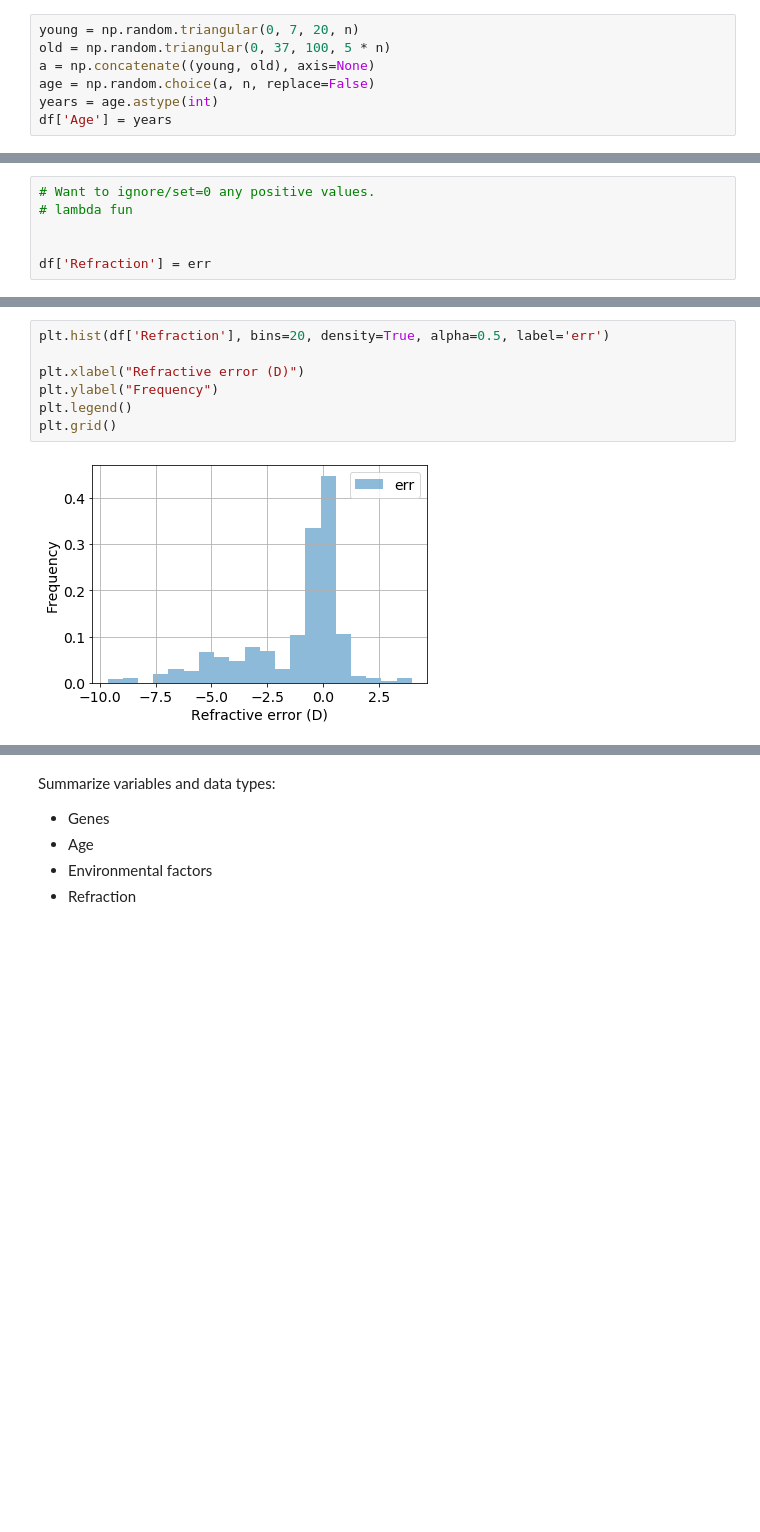
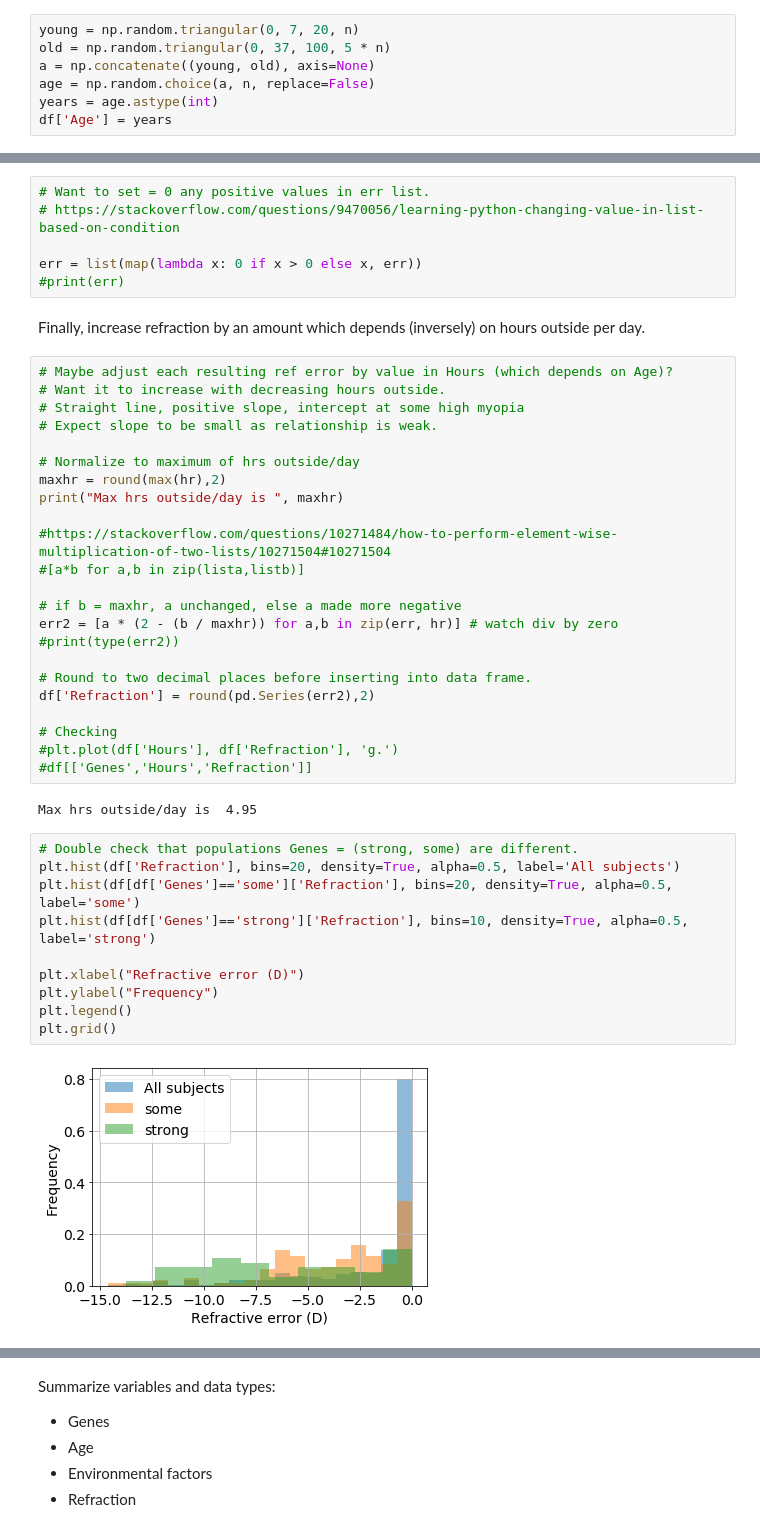
Before and after one commit to elizabethdaly/simulating-data, a Jupyter notebook: eyesight.ipynb, the cells around one changed output, grey strips where cells are left out. Saved outputs shown, nothing was run; the diff lists cells and outputs as text; blank space fills up the shorter version.

Commit message:
Relate RE to hours in a sensible way

```diff
--- a/eyesight.ipynb
+++ b/eyesight.ipynb
@@ -536,7 +546 @@ for i, g in enumerate(genes):
 #print(err)
-# %%
-# Want to ignore/set=0 any positive values.
-# lambda fun
-
-
-df['Refraction'] = err
@@ -545,12 +549,48 @@ df['Refraction'] = err
+# %%
+# Want to set = 0 any positive values in err list.
+# https://stackoverflow.com/questions/9470056/learning-python-changing-value-in-list-based-on-condition
+
+err = list(map(lambda x: 0 if x > 0 else x, err))
+#print(err)
+# %% [markdown]
+Finally, increase refraction by an amount which depends (inversely) on hours outside per day.
+# %%
+# Maybe adjust each resulting ref error by value in Hours (which depends on Age)?
+# Want it to increase with decreasing hours outside.
+# Straight line, positive slope, intercept at some high myopia
+# Expect slope to be small as relationship is weak.
+
+# Normalize to maximum of hrs outside/day
+maxhr = round(max(hr),2)
+print("Max hrs outside/day is ", maxhr)
+
+#https://stackoverflow.com/questions/10271484/how-to-perform-element-wise-multiplication-of-two-lists/10271504#10271504
+#[a*b for a,b in zip(lista,listb)]
+
+# if b = maxhr, a unchanged, else a made more negative
+err2 = [a * (2 - (b / maxhr)) for a,b in zip(err, hr)] # watch div by zero
+#print(type(err2))
+
+# Round to two decimal places before inserting into data frame.
+df['Refraction'] = round(pd.Series(err2),2)
+
+# Checking
+#plt.plot(df['Hours'], df['Refraction'], 'g.')
+#df[['Genes','Hours','Refraction']]
+# %% [output]
+Max hrs outside/day is  4.95
 # %%
-plt.hist(df['Refraction'], bins=20, density=True, alpha=0.5, label='err')
+# Double check that populations Genes = (strong, some) are different.
+plt.hist(df['Refraction'], bins=20, density=True, alpha=0.5, label='All subjects')
+plt.hist(df[df['Genes']=='some']['Refraction'], bins=20, density=True, alpha=0.5, label='some')
+plt.hist(df[df['Genes']=='strong']['Refraction'], bins=10, density=True, alpha=0.5, label='strong')
 
 plt.xlabel("Refractive error (D)")
 plt.ylabel("Frequency")
 plt.legend()
 plt.grid()
 # %% [output]
-[figure, old version]
+[figure, new version]
 # %%
 sns.pairplot(df, hue='Genes')
 # %% [output]
```
Also changed, not shown: parts of 20 cells of this notebook.
